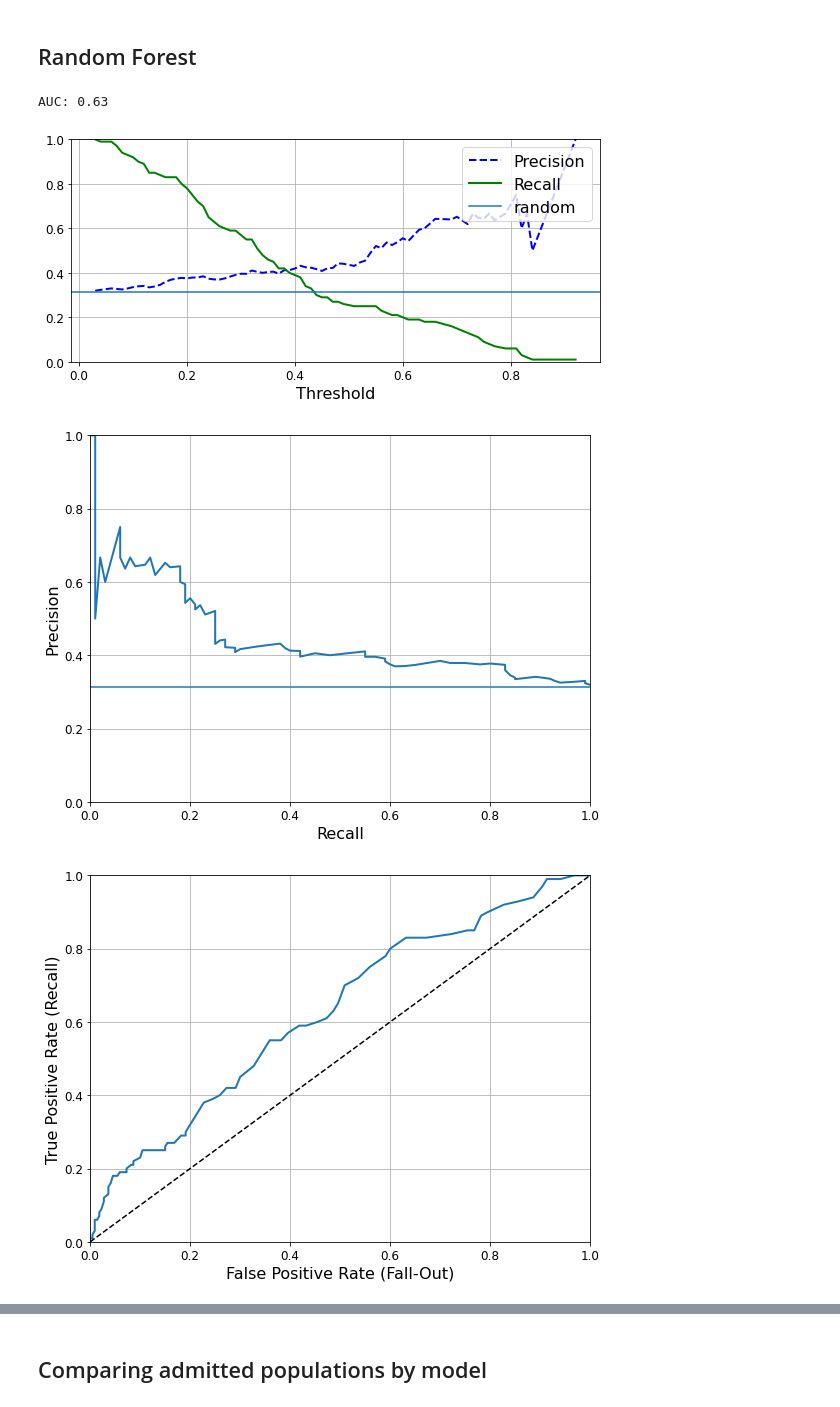
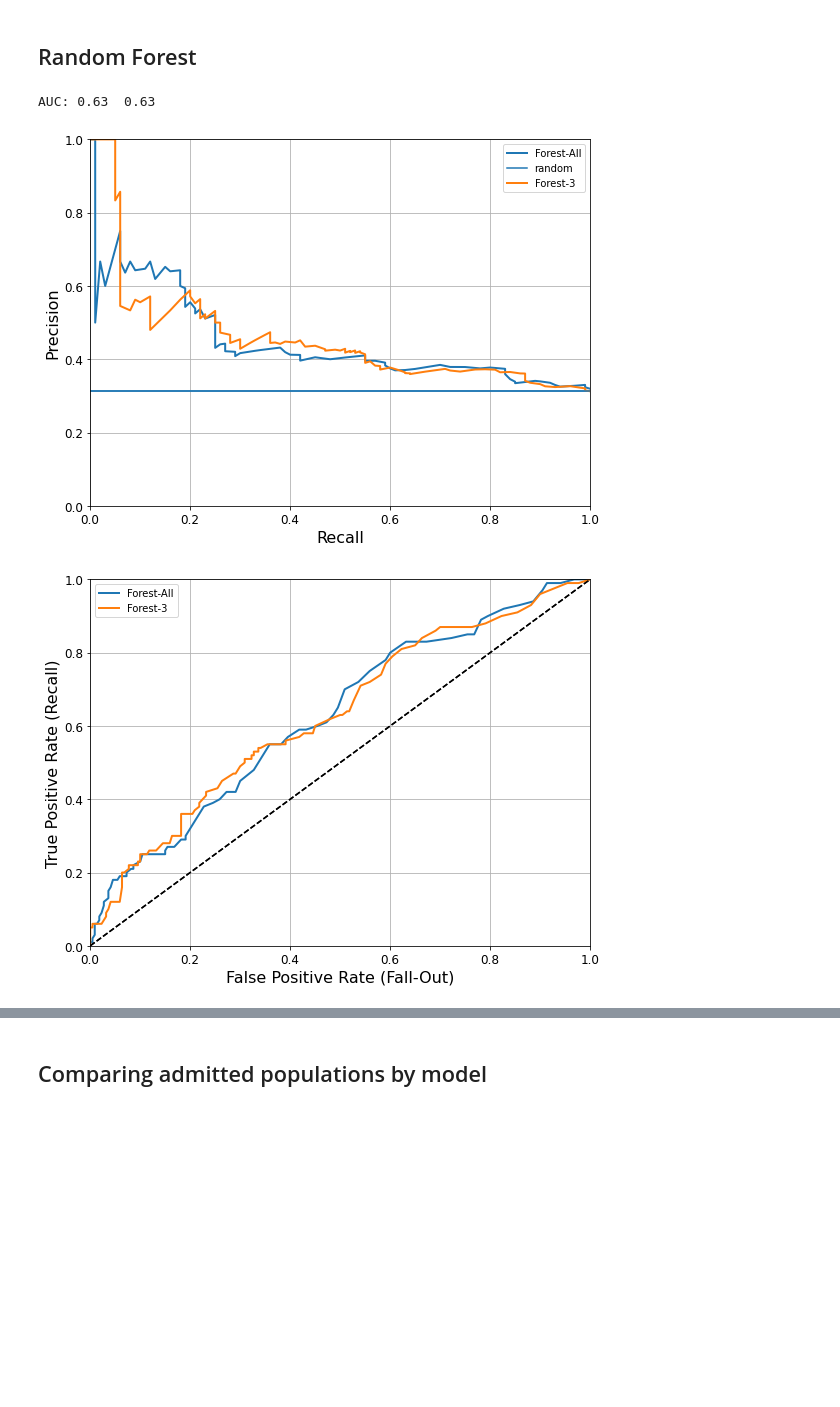
Before and after one commit to Reiff/Kaggle-Dataset-Work, a Jupyter notebook: USA_College_Admission/admissions_data_exp_and_model_training.ipynb, the cells around one changed output, grey strips where cells are left out. Drawn from its saved outputs; the diff is of its cells as text; code cells hidden in the pictures; blank space fills up the shorter version.

```diff
--- a/USA_College_Admission/admissions_data_exp_and_model_training.ipynb
+++ b/USA_College_Admission/admissions_data_exp_and_model_training.ipynb
@@ -329,10 +393,17 @@ y_train = admissions["admitted"]
+# %%
+# all features
+x_train_raw = admissions.drop("admitted", axis=1)
+# features with moderate correlation, and which are commonly used in admissions
+x_train_raw3 = x_train_raw[['GRE', 'GPA', 'ugrad_prestige_rank']]
+y_train = admissions["admitted"]
 # %%
 from sklearn.preprocessing import MinMaxScaler
 
 # create a scaler object
 scaler = MinMaxScaler()
 # fit and transform the data
-x_train = pd.DataFrame(scaler.fit_transform(x_train), columns=x_train.columns)
+x_train = pd.DataFrame(scaler.fit_transform(x_train_raw), columns=x_train_raw.columns)
+x_train3 = pd.DataFrame(scaler.fit_transform(x_train_raw3), columns=x_train_raw3.columns)
 # %% [markdown]
 ## Stochastic Gradient Descent
 # %%
@@ -340,6 +411,9 @@ from sklearn.linear_model import SGDClassifier
 
 sgd_clf = SGDClassifier(max_iter=1000, tol=1e-3, random_state=42)
 sgd_clf.fit(x_train, y_train)
+
+sgd_clf3 = SGDClassifier(max_iter=1000, tol=1e-3, random_state=42)
+sgd_clf3.fit(x_train3, y_train)
 # %% [output]
 SGDClassifier(random_state=42)
 # %%
@@ -447,18 +574,27 @@ forest_clf = RandomForestClassifier(n_estimators=100, random_state=42)
 y_probas_forest = cross_val_predict(forest_clf, x_train, y_train, cv=3, method="predict_proba")
 y_scores_forest = y_probas_forest[:, 1] # score = proba of positive class
 y_train_pred_forest = cross_val_predict(forest_clf, x_train, y_train, cv=3)
+
+forest_clf3 = RandomForestClassifier(n_estimators=100, random_state=42)
+y_probas_forest3 = cross_val_predict(forest_clf3, x_train3, y_train, cv=3, method="predict_proba")
+y_scores_forest3 = y_probas_forest3[:, 1] # score = proba of positive class
+y_train_pred_forest3 = cross_val_predict(forest_clf3, x_train3, y_train, cv=3)
 # %%
-plot_precision_recall_vs_threshold(y_train, y_scores_forest)
-save_fig("precision_recall_vs_threshold_" + "Forest")
+# plot_precision_recall_vs_threshold(y_train, y_scores_forest)
+# save_fig("precision_recall_vs_threshold_" + "Forest")
 
-plot_precision_vs_recall(y_train, y_scores_forest)
-save_fig("precision_vs_recall_" + "Forest")
+# plot_precision_recall_vs_threshold(y_train, y_scores_forest3)
+# save_fig("precision_recall_vs_threshold_" + "Forest-3")
 
-plot_roc_curve(y_train, y_scores_forest)
-save_fig("roc_curve_" + "Forest")
-print("AUC: {:.2f}".format(roc_auc_score(y_train, y_scores_forest)))
+plot_precision_vs_recall(y_train, y_scores_forest,label="Forest-All")
+plot_precision_vs_recall(y_train, y_scores_forest3,label="Forest-3",new_fig=False)
+save_fig("precision_vs_recall_" + "Both Forest")
+
+plot_roc_curve(y_train, y_scores_forest,label="Forest-All")
+plot_roc_curve(y_train, y_scores_forest3,label="Forest-3",new_fig=False)
+save_fig("roc_curve_" + "Both Forest")
+print("AUC: {:4.2f}  {:4.2f}".format(roc_auc_score(y_train, y_scores_forest),roc_auc_score(y_train, y_scores_forest3)))
 # %% [output]
-AUC: 0.63
+AUC: 0.63  0.63
-[figure, old version]
+[figure, new version]
-[figure, old version]
+[figure, new version]
-[figure, removed]
```
Also changed, not shown: parts of 27 cells of this notebook, 28 other files.
